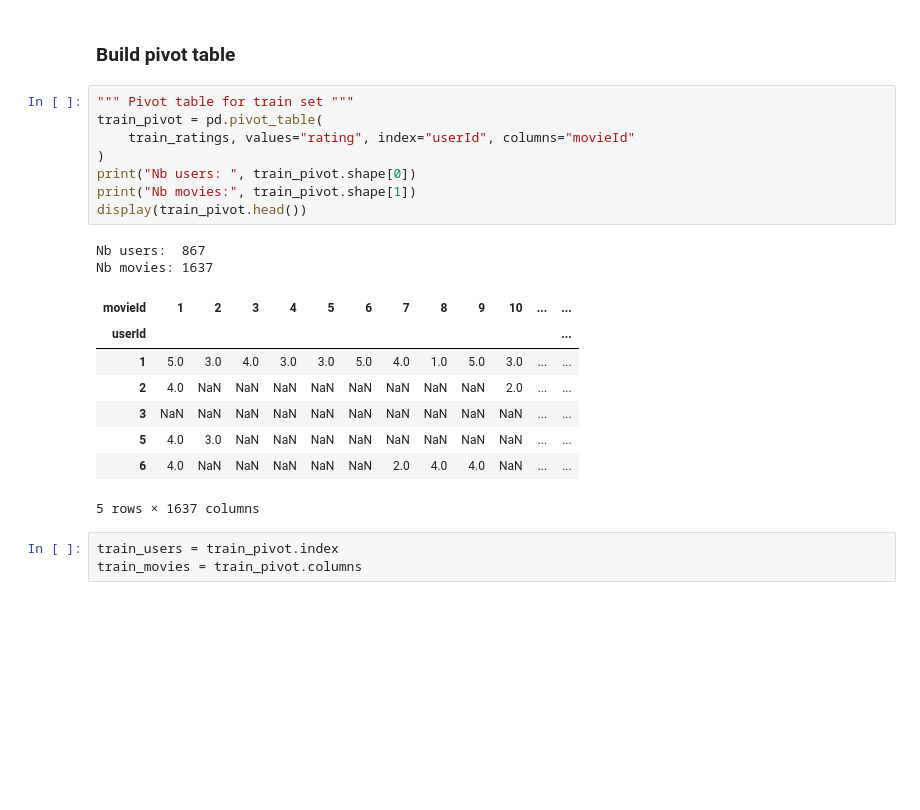
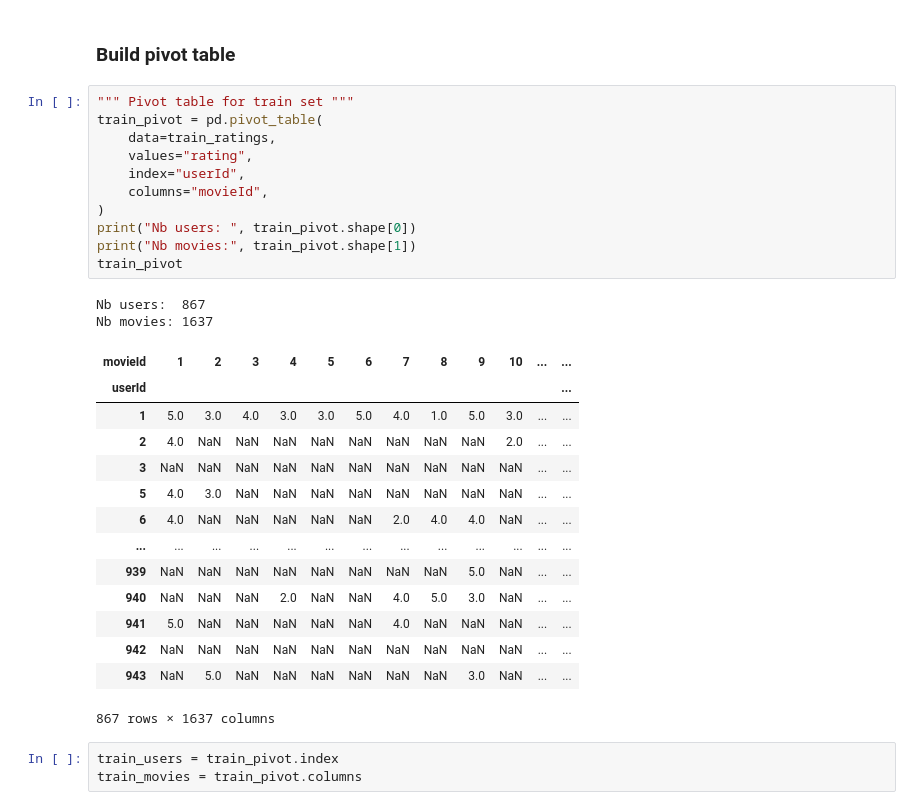
Before and after one commit to jorislimonier/uca-msc-dsai, a Jupyter notebook: ML-algo/05-notebook-RS-LIMONIER.ipynb, the cells around one changed output. Cells and saved outputs as stored; diff of their text form; blank space fills up the shorter version.

```diff
--- a/ML-algo/05-notebook-RS-LIMONIER.ipynb
+++ b/ML-algo/05-notebook-RS-LIMONIER.ipynb
@@ -126,22 +133,31 @@ all_movieIds = ratings["movieId"].unique()
 # %%
 """ Pivot table for train set """
 train_pivot = pd.pivot_table(
-    train_ratings, values="rating", index="userId", columns="movieId"
+    data=train_ratings,
+    values="rating",
+    index="userId",
+    columns="movieId",
 )
 print("Nb users: ", train_pivot.shape[0])
 print("Nb movies:", train_pivot.shape[1])
-display(train_pivot.head())
+train_pivot
 # %% [output]
 Nb users:  867
 Nb movies: 1637
 | movieId | 1 | 2 | 3 | 4 | 5 | 6 | 7 | 8 | 9 | 10 | ... | ... |
 | userId |  |  |  |  |  |  |  |  |  |  |  | ... |
 | 1 | 5.0 | 3.0 | 4.0 | 3.0 | 3.0 | 5.0 | 4.0 | 1.0 | 5.0 | 3.0 | ... | ... |
 | 2 | 4.0 | NaN | NaN | NaN | NaN | NaN | NaN | NaN | NaN | 2.0 | ... | ... |
 | 3 | NaN | NaN | NaN | NaN | NaN | NaN | NaN | NaN | NaN | NaN | ... | ... |
 | 5 | 4.0 | 3.0 | NaN | NaN | NaN | NaN | NaN | NaN | NaN | NaN | ... | ... |
 | 6 | 4.0 | NaN | NaN | NaN | NaN | NaN | 2.0 | 4.0 | 4.0 | NaN | ... | ... |
+| ... | ... | ... | ... | ... | ... | ... | ... | ... | ... | ... | ... | ... |
+| 939 | NaN | NaN | NaN | NaN | NaN | NaN | NaN | NaN | 5.0 | NaN | ... | ... |
+| 940 | NaN | NaN | NaN | 2.0 | NaN | NaN | 4.0 | 5.0 | 3.0 | NaN | ... | ... |
+| 941 | 5.0 | NaN | NaN | NaN | NaN | NaN | 4.0 | NaN | NaN | NaN | ... | ... |
+| 942 | NaN | NaN | NaN | NaN | NaN | NaN | NaN | NaN | NaN | NaN | ... | ... |
+| 943 | NaN | 5.0 | NaN | NaN | NaN | NaN | NaN | NaN | 3.0 | NaN | ... | ... |
-5 rows × 1637 columns
+867 rows × 1637 columns
 # %%
 train_users = train_pivot.index
 train_movies = train_pivot.columns
```
Also changed, not shown: parts of 32 cells of this notebook, 1 other file.
